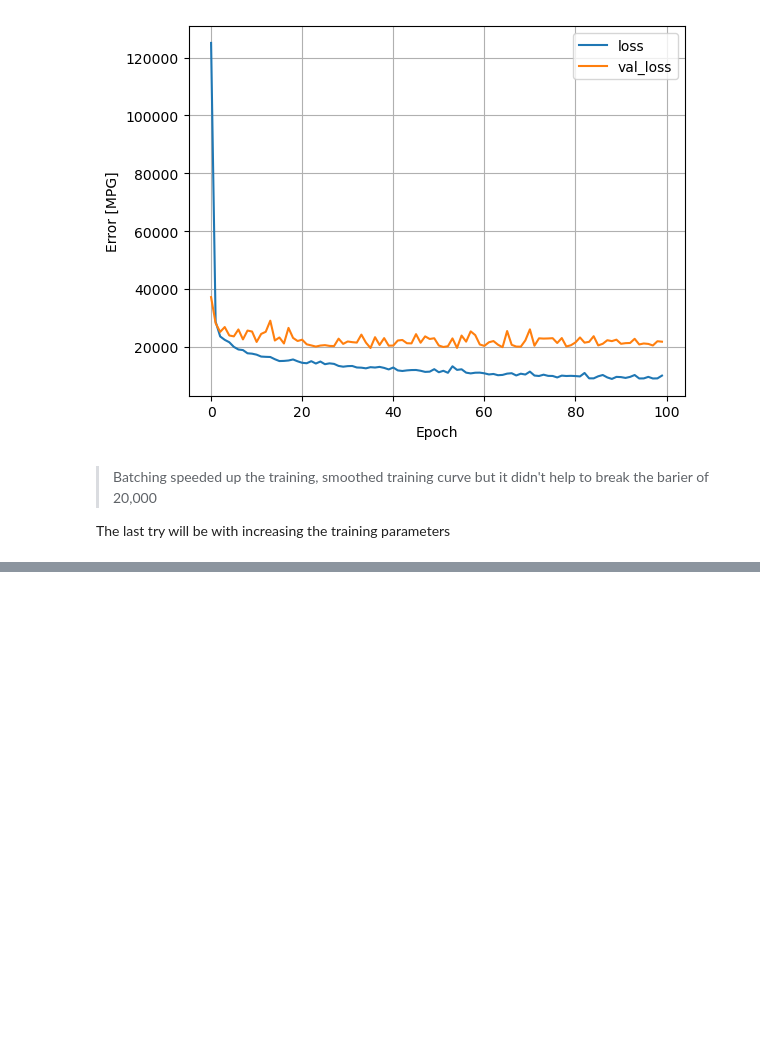
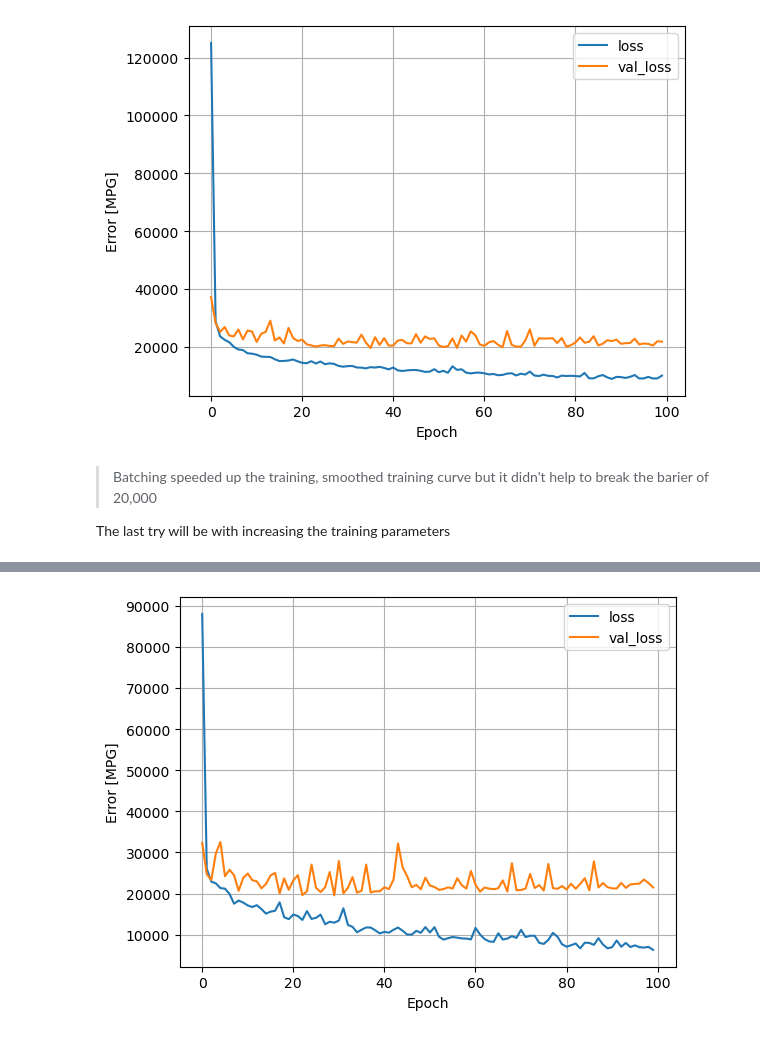
Before and after one commit to Nik-Kras/Kaggle_House_Prising, a Jupyter notebook: Basemodel_1_only_numerical.ipynb, the cells around one changed output, grey strips where cells are left out. Saved outputs shown, nothing was run; the diff lists cells and outputs as text; code cells hidden in the pictures; blank space fills up the shorter version.

```diff
--- a/Basemodel_1_only_numerical.ipynb
+++ b/Basemodel_1_only_numerical.ipynb
@@ -249,0 +301,13 @@ history = model.fit(x=X, y=Y, batch_size=16, epochs=100, validation_split=0.2)
+# %%
+model = Sequential()
+model.add(Input(shape = (X.shape[1],), batch_size=16))
+model.add(Dense(100, activation="relu"))
+model.add(Dense(200, activation="relu"))
+model.add(Dense(500, activation="relu"))
+model.add(Dense(1000, activation="relu"))
+model.add(Dense(500, activation="relu"))
+model.add(Dense(200, activation="relu"))
+model.add(Dense(100, activation="relu"))
+model.add(Dense(1))
+
+model.summary()
@@ -249,0 +353,11 @@ history = model.fit(x=X, y=Y, batch_size=16, epochs=100, validation_split=0.2)
+# %%
+import matplotlib.pyplot as plt
+
+plt.plot(history.history['loss'], label='loss')
+plt.plot(history.history['val_loss'], label='val_loss')
+plt.xlabel('Epoch')
+plt.ylabel('Error [MPG]')
+plt.legend()
+plt.grid(True)
+# %% [output]
+[figure, added]
```
Also changed, not shown: parts of 10 cells of this notebook, 3 other files.
